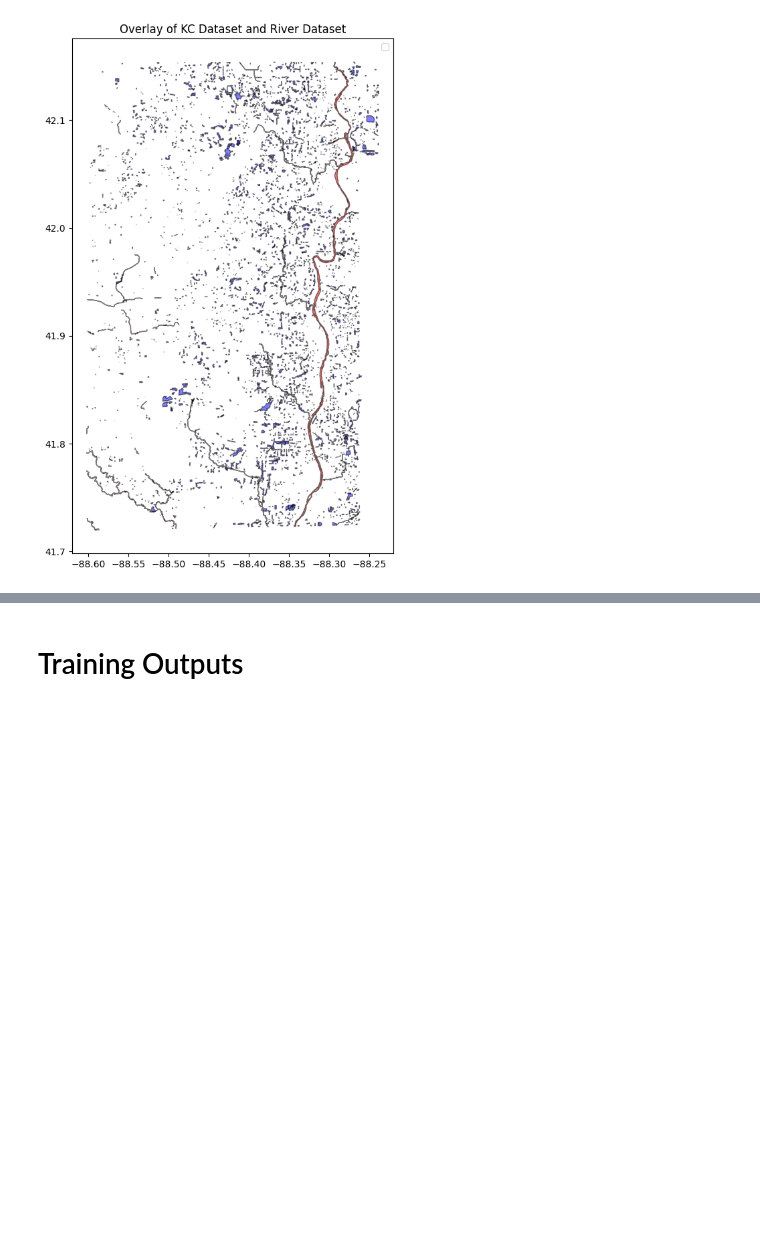
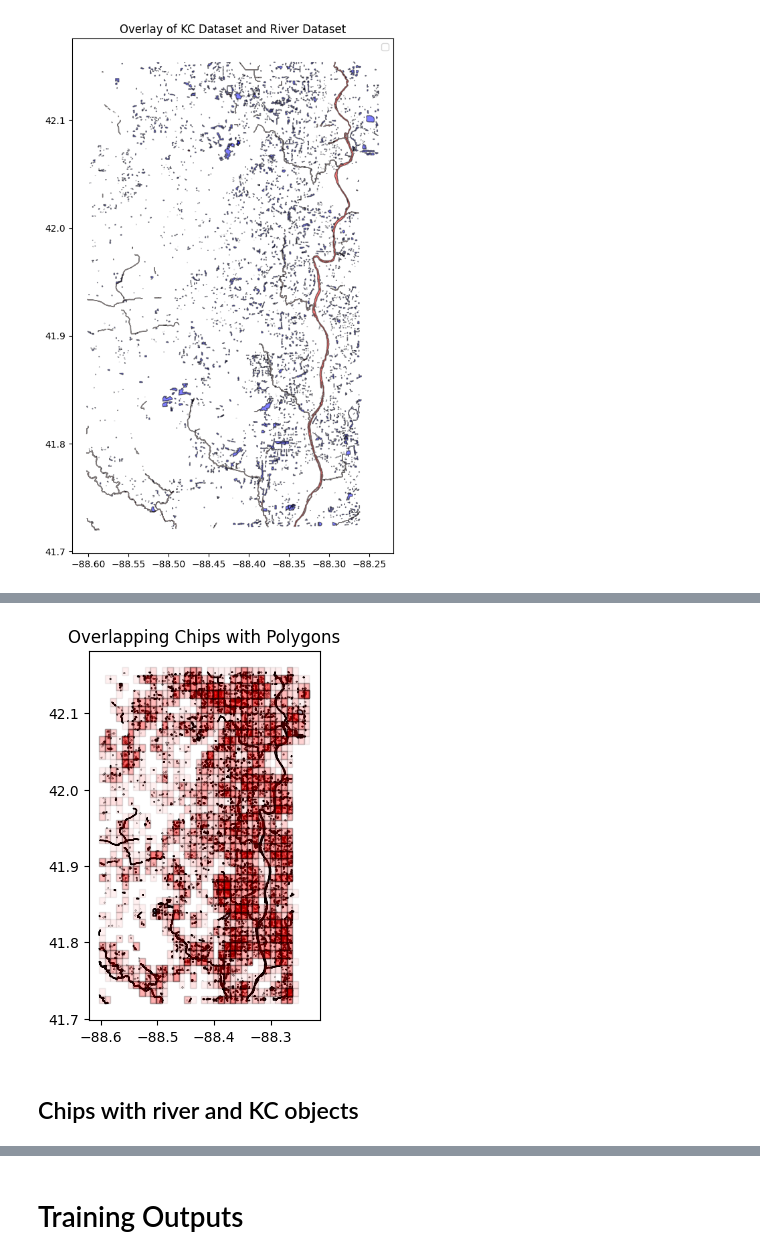
Before and after one commit to dsi-clinic/CMAP, a Jupyter notebook: data/river_processing.ipynb, the cells around one changed output, grey strips where cells are left out. Saved outputs shown, nothing was run; the diff lists cells and outputs as text; code cells hidden in the pictures; blank space fills up the shorter version.

Commit message:
updating notebook with chips

```diff
--- a/data/river_processing.ipynb
+++ b/data/river_processing.ipynb
@@ -313,0 +426,12 @@ No artists with labels found to put in legend.  Note that artists whose label st
+# %%
+import matplotlib.pyplot as plt
+
+# plot the chips
+base = combined_gdf.plot(color='lightblue', edgecolor='black', alpha=1)
+combined_chips.plot(ax=base, color='red', edgecolor='black', alpha=0.06)
+plt.title("Overlapping Chips with Polygons")
+plt.show()
+# %% [output]
+[figure, added]
+# %% [markdown]
+## Chips with river and KC objects
```
Also changed, not shown: parts of 17 cells of this notebook.
